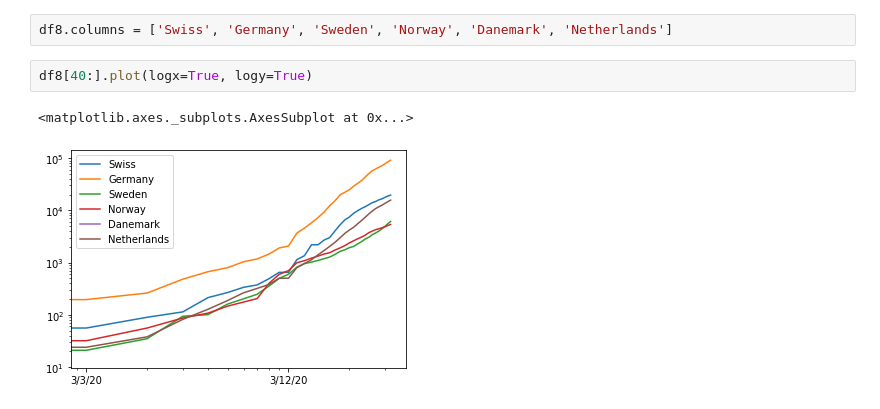
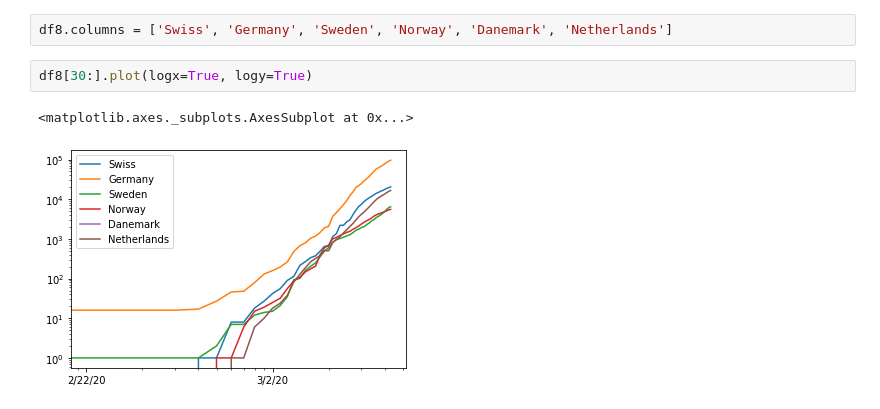
Before and after one commit to jpmieville/COVID-19_data_analyis, a Jupyter notebook: covid19_data_analysis.ipynb, the cells around one changed output. Cells and saved outputs as stored; diff of their text form.

```diff
--- a/covid19_data_analysis.ipynb
+++ b/covid19_data_analysis.ipynb
@@ -409,7 +409,7 @@ df8 = pd.concat([swiss, germany, sweden, norway, danemark, nl], axis=1)
 # %%
 df8.columns = ['Swiss', 'Germany', 'Sweden', 'Norway', 'Danemark', 'Netherlands']
 # %%
-df8[40:].plot(logx=True, logy=True)
+df8[30:].plot(logx=True, logy=True)
 # %% [output]
 <matplotlib.axes._subplots.AxesSubplot at 0x...>
-[figure, old version]
+[figure, new version]
```
Also changed, not shown: parts of 31 cells of this notebook, 1 other file.
